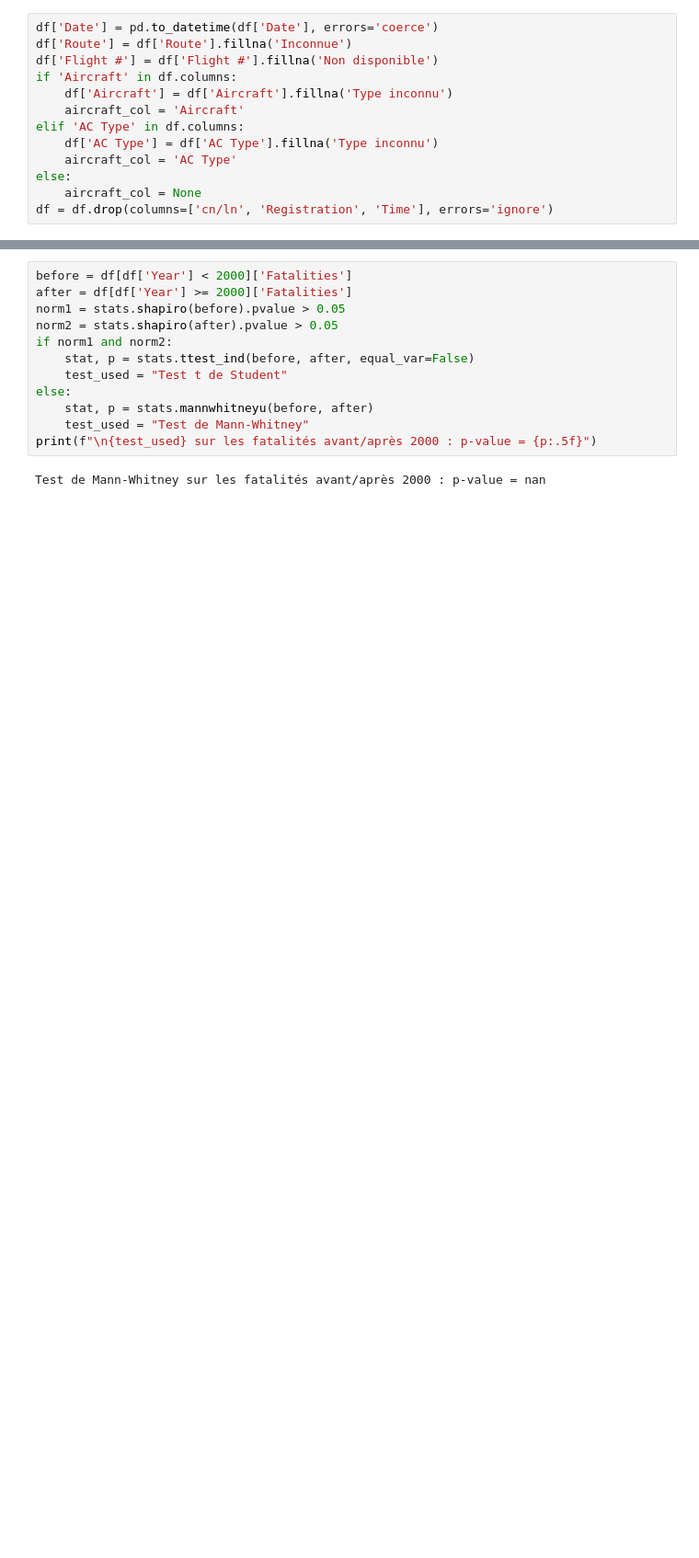
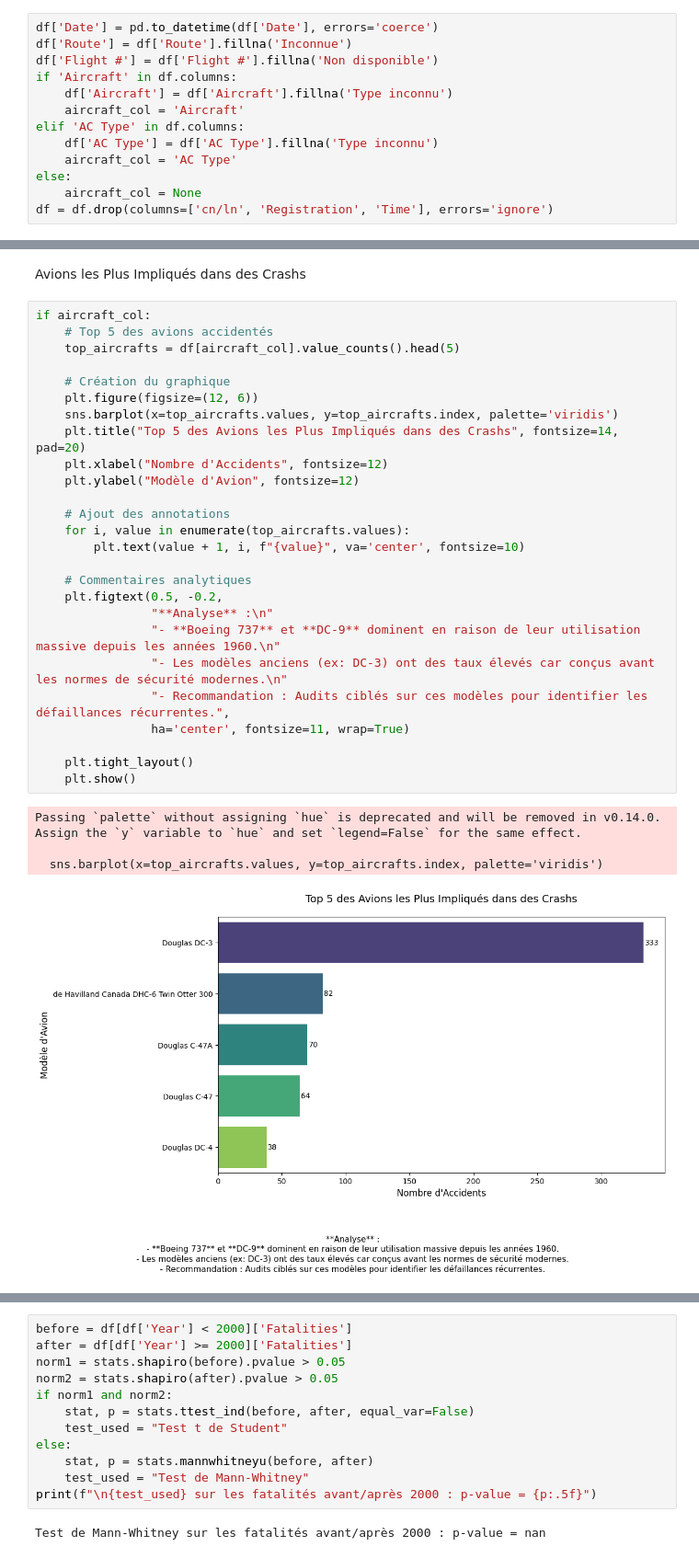
Before and after one commit to Karim7578/GenAIBootcamp, a Jupyter notebook: GenAI/Week4/Day3/DailyChallenge/DailyChallenge.ipynb, the cells around one changed output, grey strips where cells are left out. Shown: that part at 92% size. Cells and saved outputs as stored; diff of their text form; blank space fills up the shorter version.

```diff
--- a/GenAI/Week4/Day3/DailyChallenge/DailyChallenge.ipynb
+++ b/GenAI/Week4/Day3/DailyChallenge/DailyChallenge.ipynb
@@ -75,4 +190,37 @@ Junkers JU-52/3m                             31
 Douglas DC-6B                                27
 De Havilland DH-4                            27
 Name: count, dtype: int64
+# %% [markdown]
+Avions les Plus Impliqués dans des Crashs
+# %%
+if aircraft_col:
+    # Top 5 des avions accidentés
+    top_aircrafts = df[aircraft_col].value_counts().head(5)
+
+    # Création du graphique
+    plt.figure(figsize=(12, 6))
+    sns.barplot(x=top_aircrafts.values, y=top_aircrafts.index, palette='viridis')
+    plt.title("Top 5 des Avions les Plus Impliqués dans des Crashs", fontsize=14, pad=20)
+    plt.xlabel("Nombre d'Accidents", fontsize=12)
+    plt.ylabel("Modèle d'Avion", fontsize=12)
+
+    # Ajout des annotations
+    for i, value in enumerate(top_aircrafts.values):
+        plt.text(value + 1, i, f"{value}", va='center', fontsize=10)
+
+    # Commentaires analytiques
+    plt.figtext(0.5, -0.2,
+                "**Analyse** :\n"
+                "- **Boeing 737** et **DC-9** dominent en raison de leur utilisation massive depuis les années 1960.\n"
+                "- Les modèles anciens (ex: DC-3) ont des taux élevés car conçus avant les normes de sécurité modernes.\n"
+                "- Recommandation : Audits ciblés sur ces modèles pour identifier les défaillances récurrentes.",
+                ha='center', fontsize=11, wrap=True)
+
+    plt.tight_layout()
+    plt.show()
+# %% [output]
+Passing `palette` without assigning `hue` is deprecated and will be removed in v0.14.0. Assign the `y` variable to `hue` and set `legend=False` for the same effect.
+
+  sns.barplot(x=top_aircrafts.values, y=top_aircrafts.index, palette='viridis')
+[figure, added]
 # %% [markdown]
```
Also changed, not shown: parts of 25 cells of this notebook.
